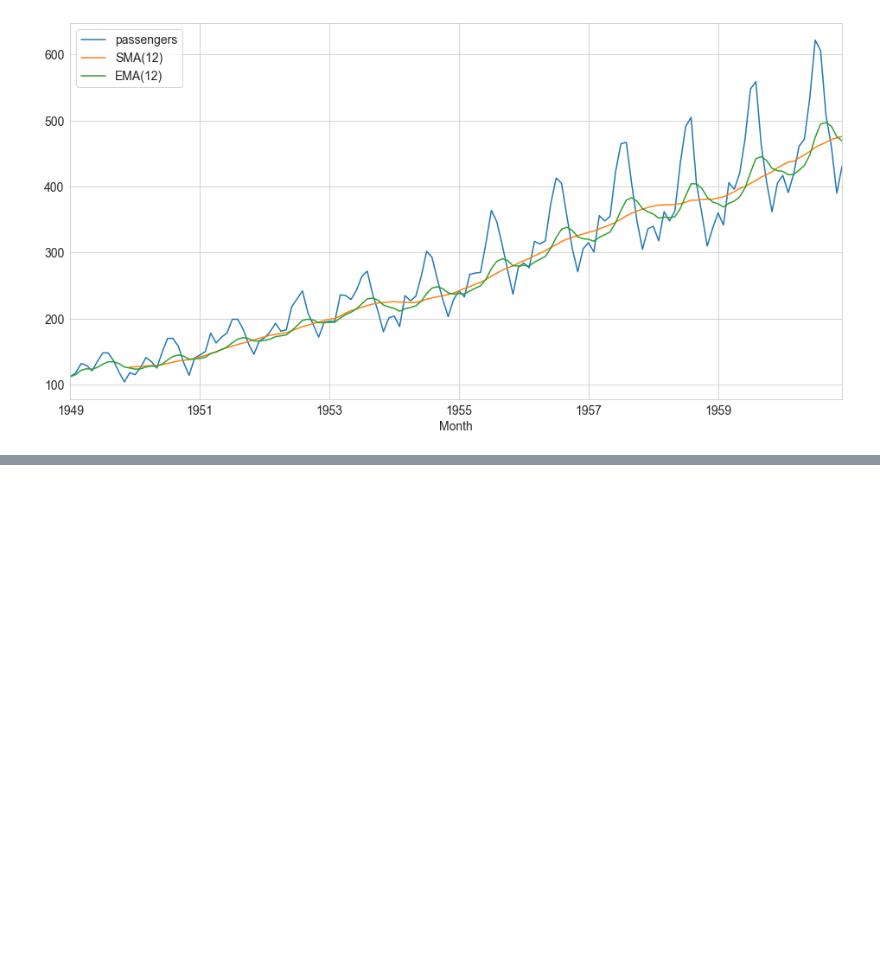
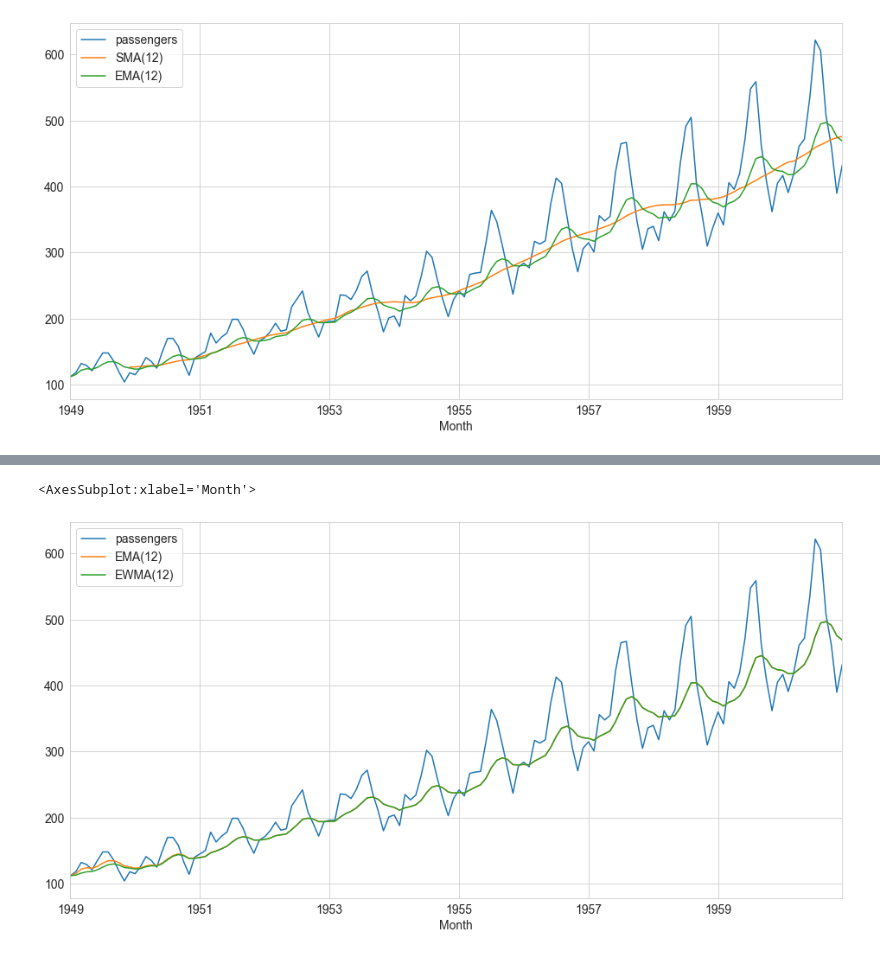
Before and after one commit to luiul/tsa, a Jupyter notebook: course-nb/04-statsmodel.ipynb, the cells around one changed output, grey strips where cells are left out. Saved outputs shown, nothing was run; the diff lists cells and outputs as text; code cells hidden in the pictures; blank space fills up the shorter version.

```diff
--- a/course-nb/04-statsmodel.ipynb
+++ b/course-nb/04-statsmodel.ipynb
@@ -285,0 +324,3 @@ df['passengers SMA(12) EMA(12)'.split()].plot()
+# %%
+# https://pandas.pydata.org/pandas-docs/stable/user_guide/timeseries.html
+df.passengers.index.freq = 'MS'
@@ -285,0 +340,5 @@ df['passengers SMA(12) EMA(12)'.split()].plot()
+# %%
+span = 12
+alpha = 2 / (span + 1)
+# %%
+df['EWMA(12)'] = df.passengers.ewm(alpha=alpha, adjust=False).mean()
@@ -285,0 +355,5 @@ df['passengers SMA(12) EMA(12)'.split()].plot()
+# %%
+df['passengers EMA(12) EWMA(12)'.split()].plot()
+# %% [output]
+<AxesSubplot:xlabel='Month'>
+[figure, added]
```
Also changed, not shown: parts of 50 cells of this notebook, 2 other files.
